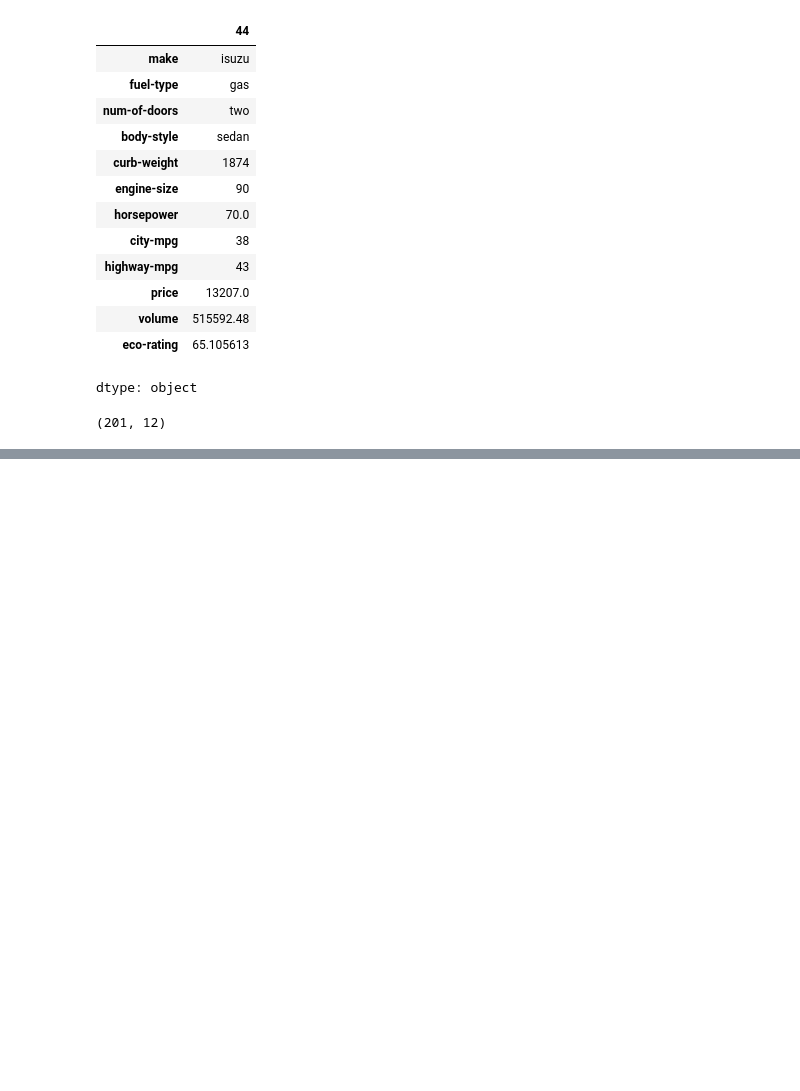
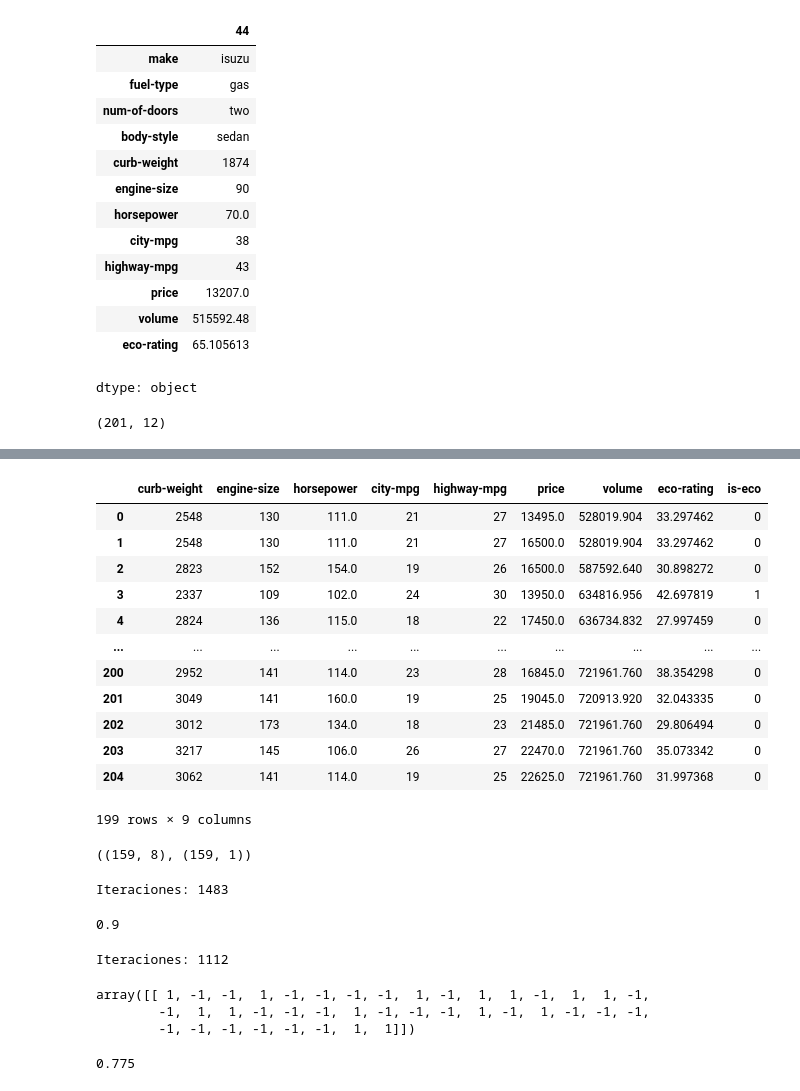
Before and after one commit to pamelaAHeredia/DeepLearning, a Jupyter notebook: P3/DeepLearning_Practica3.ipynb, the cells around one changed output, grey strips where cells are left out. Saved outputs shown, nothing was run; the diff lists cells and outputs as text; code cells hidden in the pictures; blank space fills up the shorter version.

```diff
--- a/P3/DeepLearning_Practica3.ipynb
+++ b/P3/DeepLearning_Practica3.ipynb
@@ -506,0 +692,6 @@ Observe el valor del arco correspondiente al bias en a).
+# %%
+autos_ej8 = autos_df.select_dtypes(include=np.number)
+# %%
+autos_ej8 = autos_ej8.dropna().copy()
+
+autos_ej8.isnull().sum()
@@ -506,0 +709,35 @@ Observe el valor del arco correspondiente al bias en a).
+# %%
+mean = autos_ej8['eco-rating'].mean()
+
+autos_ej8['is-eco'] = autos_ej8['eco-rating'].apply(lambda x: 1 if x > mean else 0)
+
+autos_ej8
+# %% [output]
+|  | curb-weight | engine-size | horsepower | city-mpg | highway-mpg | price | volume | eco-rating | is-eco |
+| 0 | 2548 | 130 | 111.0 | 21 | 27 | 13495.0 | 528019.904 | 33.297462 | 0 |
+| 1 | 2548 | 130 | 111.0 | 21 | 27 | 16500.0 | 528019.904 | 33.297462 | 0 |
+| 2 | 2823 | 152 | 154.0 | 19 | 26 | 16500.0 | 587592.640 | 30.898272 | 0 |
+| 3 | 2337 | 109 | 102.0 | 24 | 30 | 13950.0 | 634816.956 | 42.697819 | 1 |
+| 4 | 2824 | 136 | 115.0 | 18 | 22 | 17450.0 | 636734.832 | 27.997459 | 0 |
+| ... | ... | ... | ... | ... | ... | ... | ... | ... | ... |
+| 200 | 2952 | 141 | 114.0 | 23 | 28 | 16845.0 | 721961.760 | 38.354298 | 0 |
+| 201 | 3049 | 141 | 160.0 | 19 | 25 | 19045.0 | 720913.920 | 32.043335 | 0 |
+| 202 | 3012 | 173 | 134.0 | 18 | 23 | 21485.0 | 721961.760 | 29.806494 | 0 |
+| 203 | 3217 | 145 | 106.0 | 26 | 27 | 22470.0 | 721961.760 | 35.073342 | 0 |
+| 204 | 3062 | 141 | 114.0 | 19 | 25 | 22625.0 | 721961.760 | 31.997368 | 0 |
+199 rows × 9 columns
+# %%
+target = 'is-eco'
+ejemplos = autos_ej8.drop(target, axis=1)
+label = autos_ej8[target]
+
+X_train, X_test, y_train, y_test = train_test_split(ejemplos, label, test_size=0.2)
+
+ejemplos_norm = preprocessing.StandardScaler().fit_transform(X_train)
+label = preprocessing.StandardScaler().fit_transform(y_train.values.reshape(-1,1))
+
+X_test = preprocessing.StandardScaler().fit_transform(X_test)
+
+ejemplos_norm.shape, label.shape
+# %% [output]
+((159, 8), (159, 1))
@@ -506,0 +751,27 @@ Observe el valor del arco correspondiente al bias en a).
+# %%
+modelo_sigmoide.fit(ejemplos_norm, label)
+print(f'Iteraciones: {modelo_sigmoide.i_}')
+# %% [output]
+Iteraciones: 1483
+# %%
+modelo_sigmoide.accuracy(X_test, y_test)
+# %% [output]
+0.9
+# %%
+modelo_tan.fit(ejemplos_norm, label)
+
+print(f'Iteraciones: {modelo_tan.i_}')
+# %% [output]
+Iteraciones: 1112
+# %%
+y_test_tan = y_test.apply(lambda x: 1 if x == 1 else -1)
+
+y_test_tan.values.reshape(1,-1)
+# %% [output]
+array([[ 1, -1, -1,  1, -1, -1, -1, -1,  1, -1,  1,  1, -1,  1,  1, -1,
+        -1,  1,  1, -1, -1, -1,  1, -1, -1, -1,  1, -1,  1, -1, -1, -1,
+        -1, -1, -1, -1, -1, -1,  1,  1]])
+# %%
+modelo_tan.accuracy(X_test, y_test_tan)
+# %% [output]
+0.775
```
Also changed, not shown: parts of 117 cells of this notebook, 1 other file.
